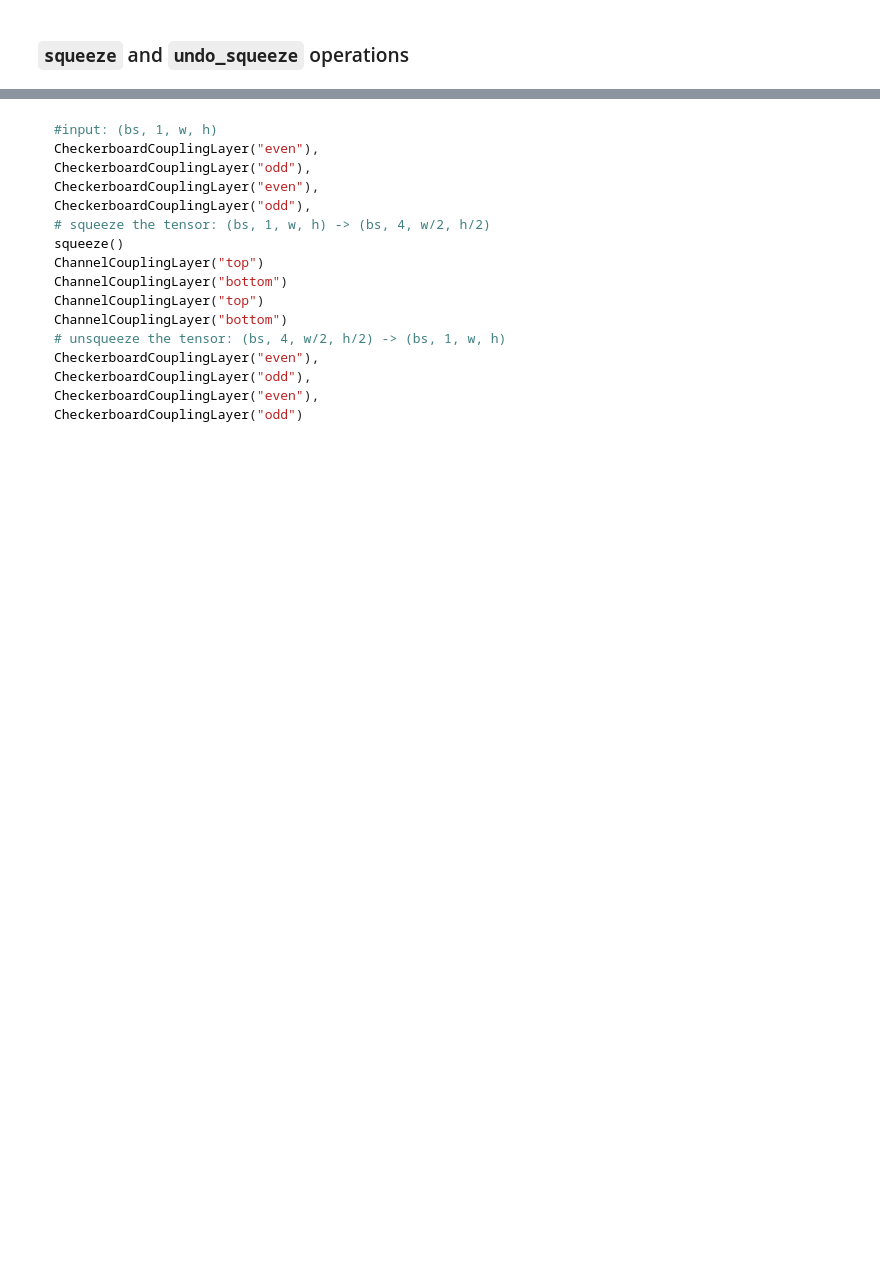
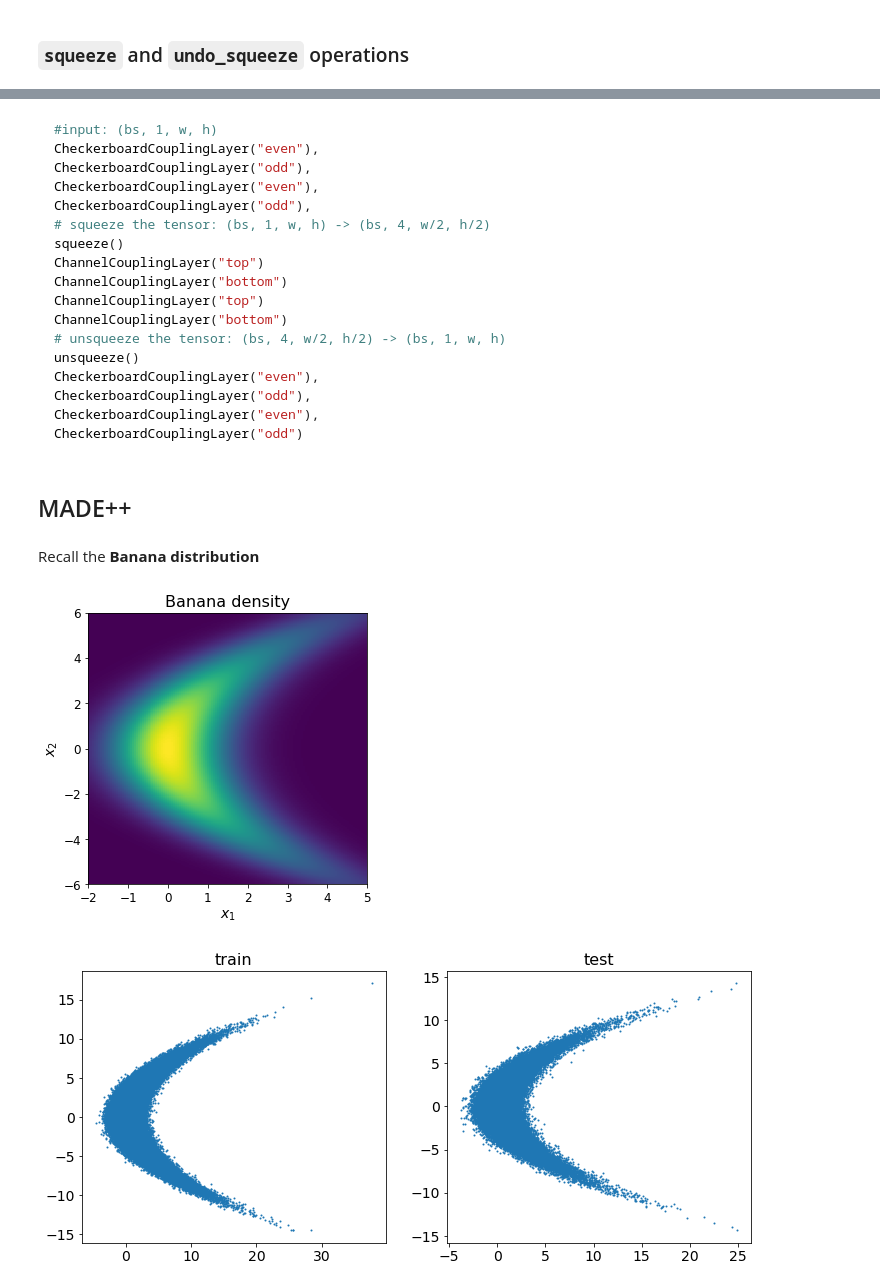
Before and after one commit to r-isachenko/2022-2023-DGM-AIMasters-course, a Jupyter notebook: seminars/seminar7/seminar7.ipynb, the cells around one changed output, grey strips where cells are left out. Cells and saved outputs as stored; diff of their text form; code cells hidden in the pictures; blank space fills up the shorter version.

````diff
--- a/seminars/seminar7/seminar7.ipynb
+++ b/seminars/seminar7/seminar7.ipynb
@@ -162,8 +197,11 @@ ChannelCouplingLayer("bottom")
 ChannelCouplingLayer("top")
 ChannelCouplingLayer("bottom")
 # unsqueeze the tensor: (bs, 4, w/2, h/2) -> (bs, 1, w, h)
+unsqueeze()
 CheckerboardCouplingLayer("even"),
 CheckerboardCouplingLayer("odd"),
 CheckerboardCouplingLayer("even"),
 CheckerboardCouplingLayer("odd")
 ```
+# %% [markdown]
+## MADE++
@@ -169,0 +210,33 @@ CheckerboardCouplingLayer("odd")
+# %% [markdown]
+Recall the **Banana distribution**
+# %%
+N_TRAIN_SAMPLES = 240000
+N_TEST_SAMPLES = 60000
+# %%
+banana_generator = BananaDistribution(device=DEVICE)
+
+################
+## Density visualization
+
+dx, dy = 0.05, 0.05
+x_lim = (-2, 5)
+y_lim = (-6, 6)
+y, x = np.mgrid[slice(y_lim[0], y_lim[1] + dy, dy),
+                slice(x_lim[0], x_lim[1] + dx, dx)]
+
+mesh_xs = torch.FloatTensor(np.stack([x, y], axis=2).reshape(-1, 2)).to(DEVICE)
+densities = banana_generator.prob(mesh_xs).cpu().detach().numpy()
+visualize_2d_densities(x, y, densities, title='Banana density', xlabel=r'$x_1$', ylabel=r'$x_2$')
+
+##################
+## Dataset
+
+banana_data_train = banana_generator.sample(N_TRAIN_SAMPLES)
+banana_data_test = banana_generator.sample(N_TEST_SAMPLES)
+
+visualize_2d_data(
+    banana_data_train.cpu().numpy(),
+    banana_data_test.cpu().numpy())
+# %% [output]
+[figure, added]
+[figure, added]
````
Also changed, not shown: parts of 39 cells of this notebook, 7 other files.
